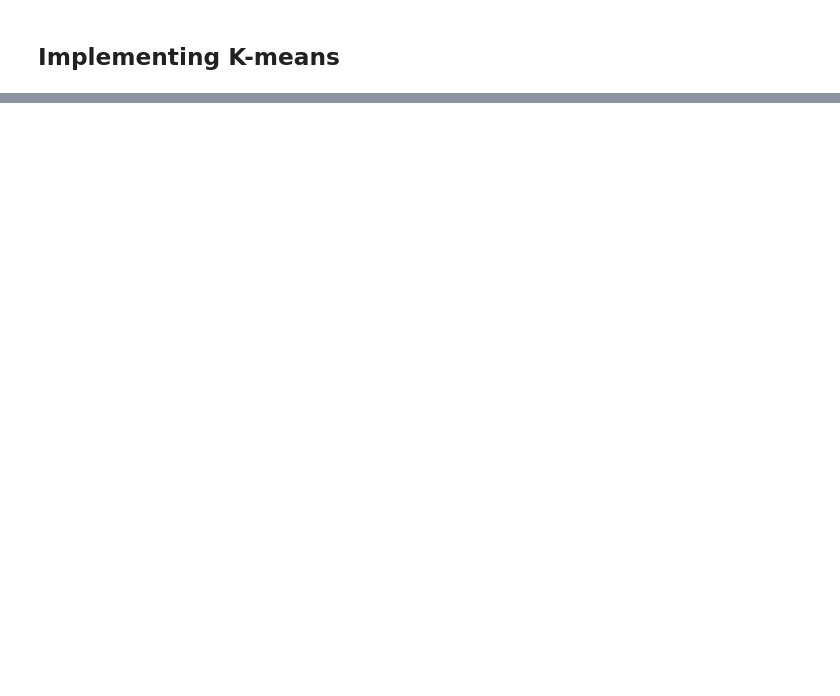
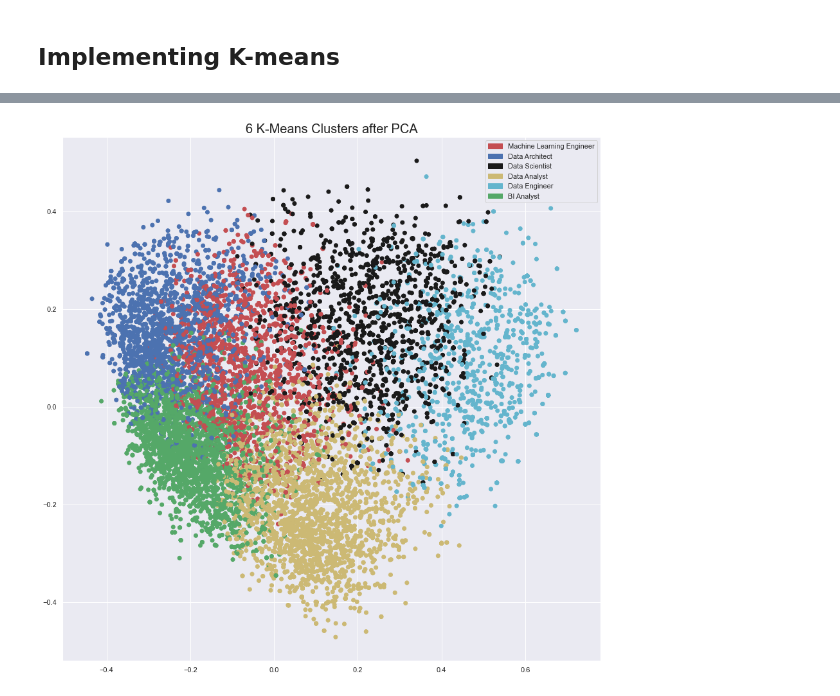
Before and after one commit to molieriAC/DSTools1_FinalProject, a Jupyter notebook: indeedFeatureExtraction.ipynb, the cells around one changed output, grey strips where cells are left out. Cells and saved outputs as stored; diff of their text form; code cells hidden in the pictures; blank space fills up the shorter version.

```diff
--- a/indeedFeatureExtraction.ipynb
+++ b/indeedFeatureExtraction.ipynb
@@ -482,7 +370,7 @@ kmean_indices = model.fit_predict(vectors)
 pca = PCA(n_components=2)
 scatter_plot_points = pca.fit_transform(vectors.toarray())
 # %%
-colors = ["r", "b", "m", "y", "c"]
+colors = ["r", "b", "y", "c", "g"]
 
 x_axis = [o[0] for o in scatter_plot_points]
 y_axis = [o[1] for o in scatter_plot_points]
@@ -557,0 +379,14 @@ Topic 6 contains 241 documents.
+# %%
+fig, ax = plt.subplots(figsize=(15, 15))
+ax.scatter(x_axis, y_axis, c=[colors[d] for d in kmean_indices])
+clust0 = mpatches.Patch(color='r', label='Machine Learning Engineer')
+clust1 = mpatches.Patch(color='b', label='Data Architect')
+clust2 = mpatches.Patch(color='', label='Data Scientist')
+clust3 = mpatches.Patch(color='y', label='Data Analyst')
+clust4 = mpatches.Patch(color='c', label='Data Engineer')
+clust5 = mpatches.Patch(color='g', label='BI Analyst')
+plt.legend(handles=[clust0,clust1,clust2,clust3,clust4,clust5])
+plt.title('6 K-Means Clusters after PCA',fontsize = 20)
+plt.savefig('Images/6_KMeansClustersAfterPCA.png')
+# %% [output]
+[figure, added]
```
Also changed, not shown: parts of 38 cells of this notebook, 1 other file.
